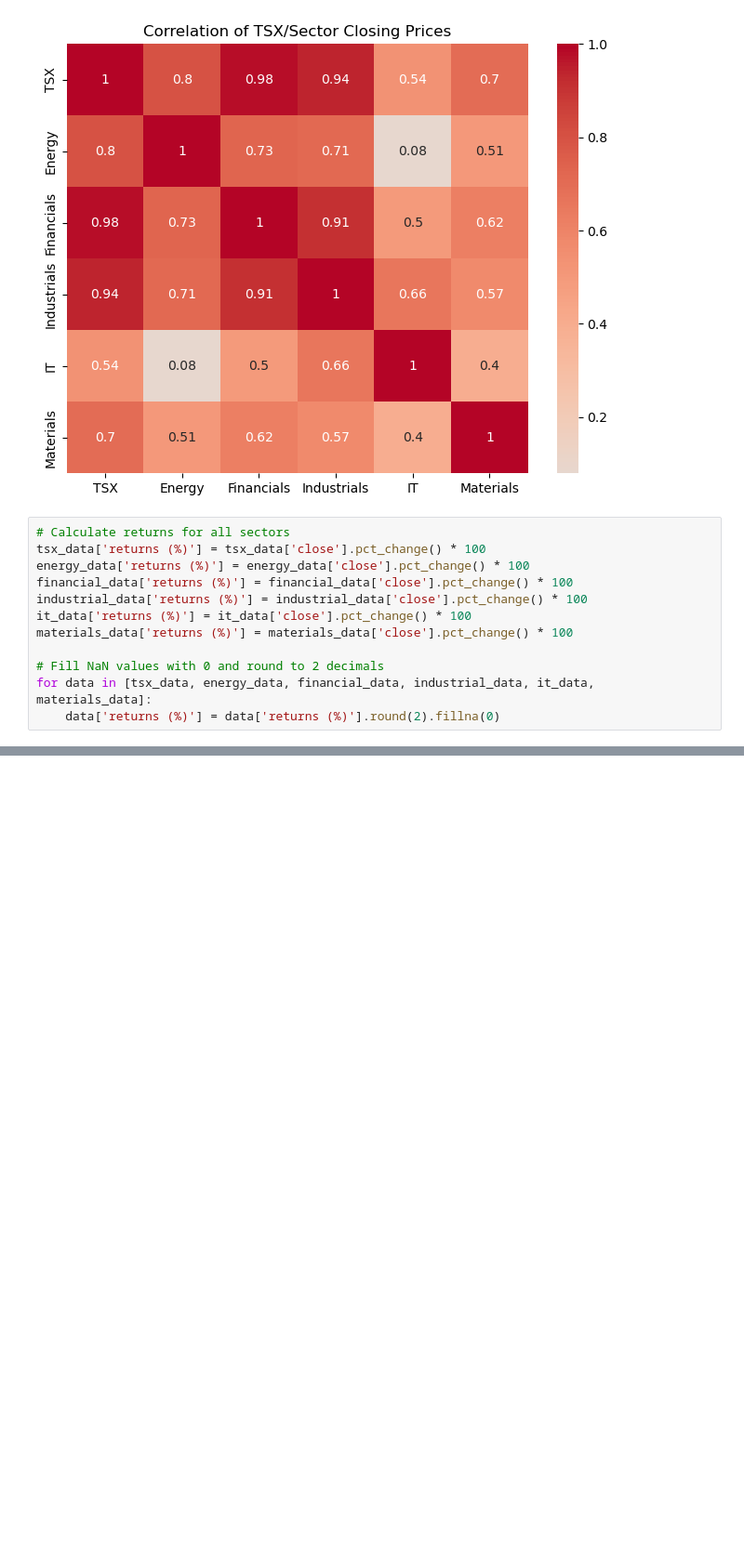
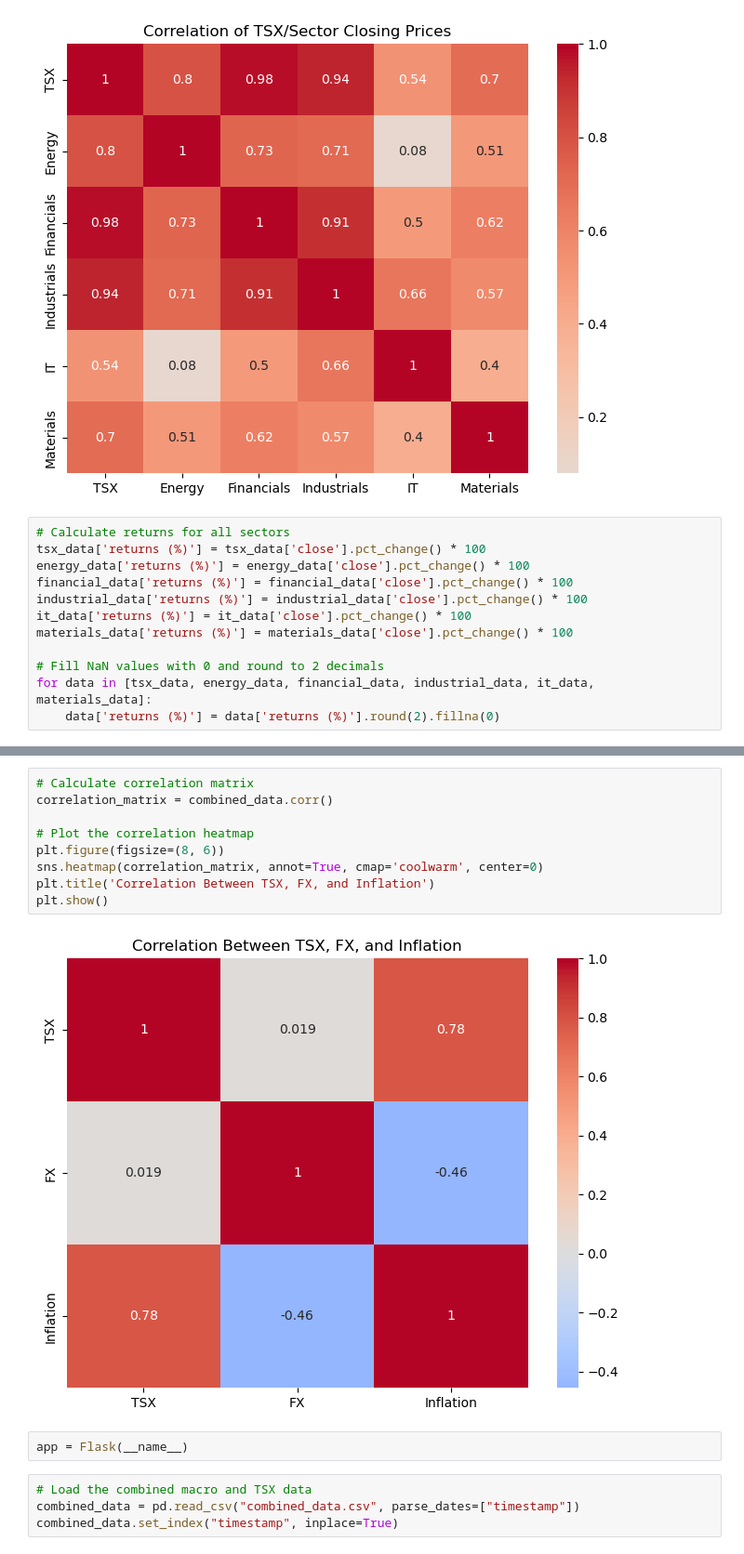
Before and after one commit to talazubi/Project-3-CA-Economic-Performance, a Jupyter notebook: Project 3 - Ammar.ipynb, the cells around one changed output, grey strips where cells are left out. Shown at 93% size. Drawn from its saved outputs; the diff is of its cells as text; blank space fills up the shorter version.

```diff
--- a/Project 3 - Ammar.ipynb
+++ b/Project 3 - Ammar.ipynb
@@ -283,0 +370,17 @@ plt.show()
+# %%
+# Calculate correlation matrix
+correlation_matrix = combined_data.corr()
+
+# Plot the correlation heatmap
+plt.figure(figsize=(8, 6))
+sns.heatmap(correlation_matrix, annot=True, cmap='coolwarm', center=0)
+plt.title('Correlation Between TSX, FX, and Inflation')
+plt.show()
+# %% [output]
+[figure, added]
+# %%
+app = Flask(__name__)
+# %%
+# Load the combined macro and TSX data
+combined_data = pd.read_csv("combined_data.csv", parse_dates=["timestamp"])
+combined_data.set_index("timestamp", inplace=True)
```
Also changed, not shown: parts of 7 cells of this notebook.
